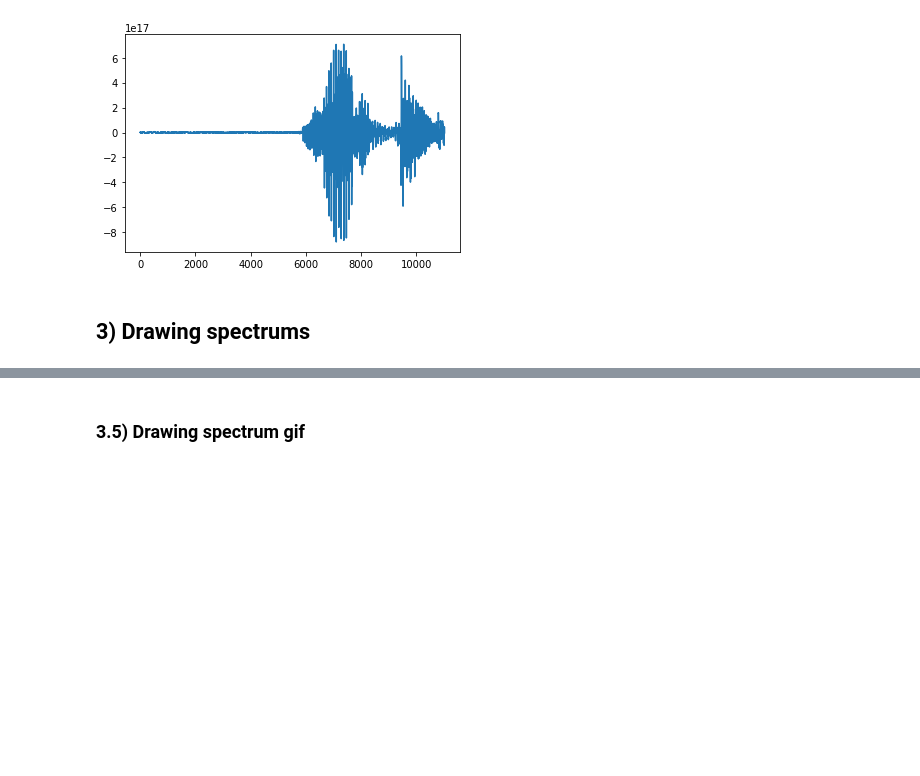
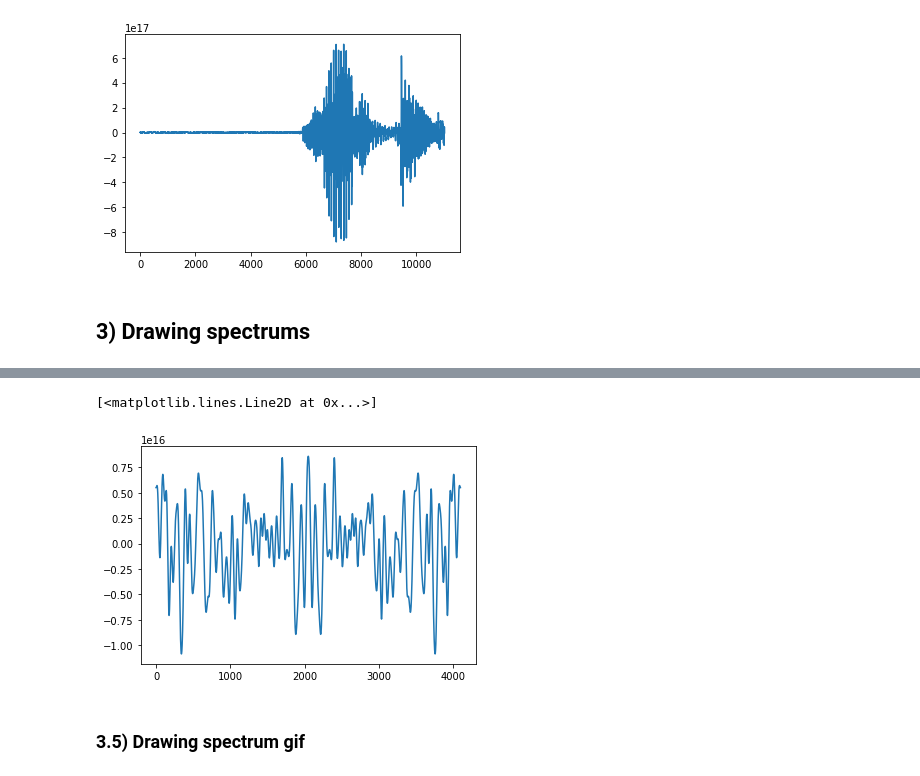
Before and after one commit to goznalo-git/AudioWaves, a Jupyter notebook: AudioWaves.ipynb, the cells around one changed output, grey strips where cells are left out. Cells and saved outputs as stored; diff of their text form; code cells hidden in the pictures; blank space fills up the shorter version.

```diff
--- a/AudioWaves.ipynb
+++ b/AudioWaves.ipynb
@@ -106,3 +119,12 @@ plt.grid(False)
+# %%
+# no idea. A symmetric spiky wave, for all I know.
+# higher lag = less spikes (lag=1 means Gauss bell). less length = less spikes, Less info?
+CORRfreq = spectrum.CORRELOGRAMPSD(sound_info[:round(onesec_info/1)], lag=100)
+#print(CORRfreq)
+plt.plot(CORRfreq)
+# %% [output]
+[<matplotlib.lines.Line2D at 0x...>]
+[figure, added]
 # %% [markdown]
 ### 3.5) Drawing spectrum gif
 # %%
```
Also changed, not shown: parts of 6 cells of this notebook.
